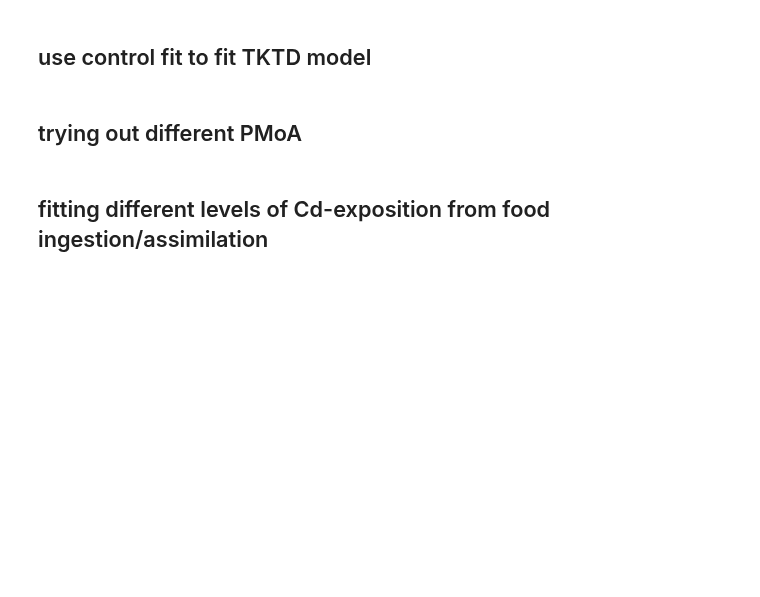
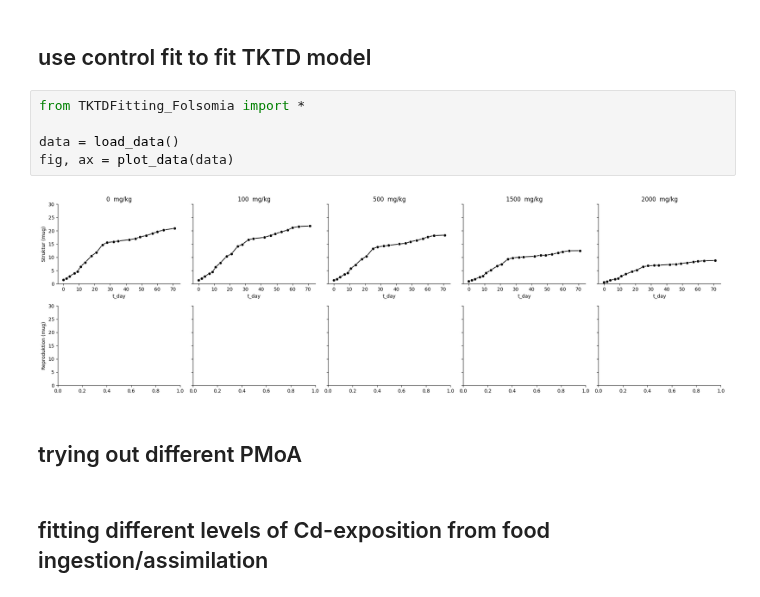
Before and after one commit to fzeitner/mempyDEB, a Jupyter notebook: folsomia_project/folsomia_cadmium_project.ipynb, the cells around one changed output. Saved outputs shown, nothing was run; the diff lists cells and outputs as text; blank space fills up the shorter version.

```diff
--- a/folsomia_project/folsomia_cadmium_project.ipynb
+++ b/folsomia_project/folsomia_cadmium_project.ipynb
@@ -181,5 +182,12 @@ control_fitted_params
 # %% [markdown]
 ## use control fit to fit TKTD model
+# %%
+from TKTDFitting_Folsomia import *
+
+data = load_data()
+fig, ax = plot_data(data)
+# %% [output]
+[figure, added]
 # %% [markdown]
 ## trying out different PMoA
 # %% [markdown]
```
Also changed, not shown: parts of 2 cells of this notebook, 2 other files.
